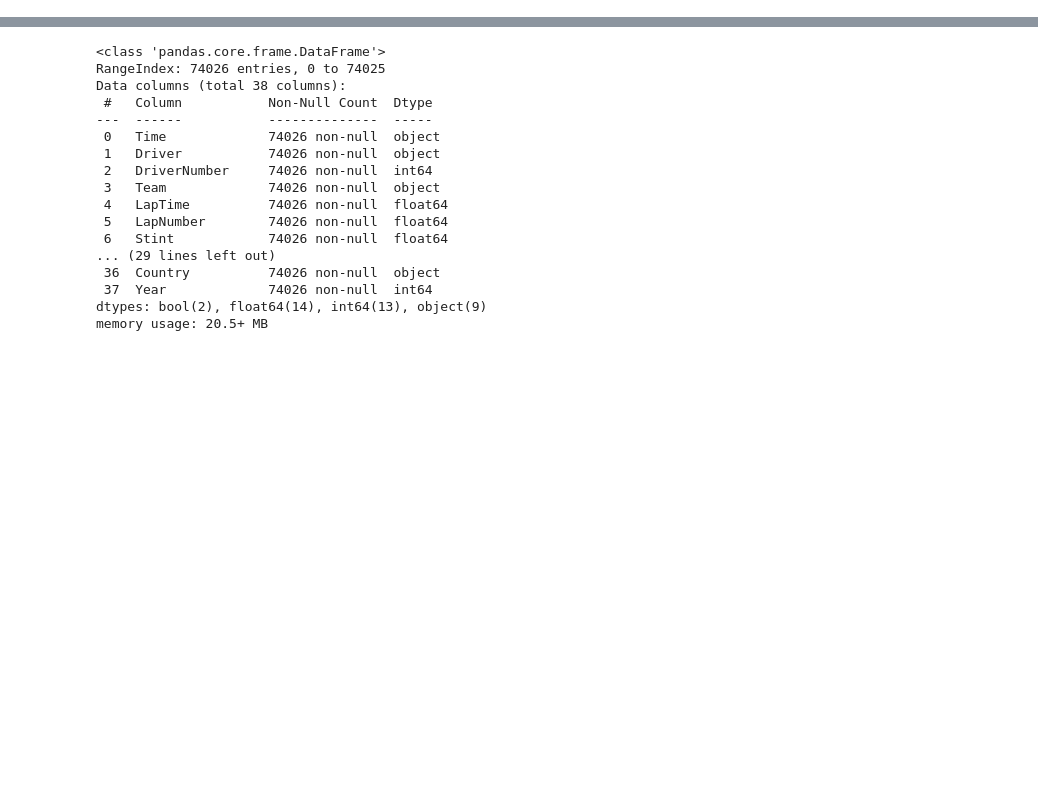
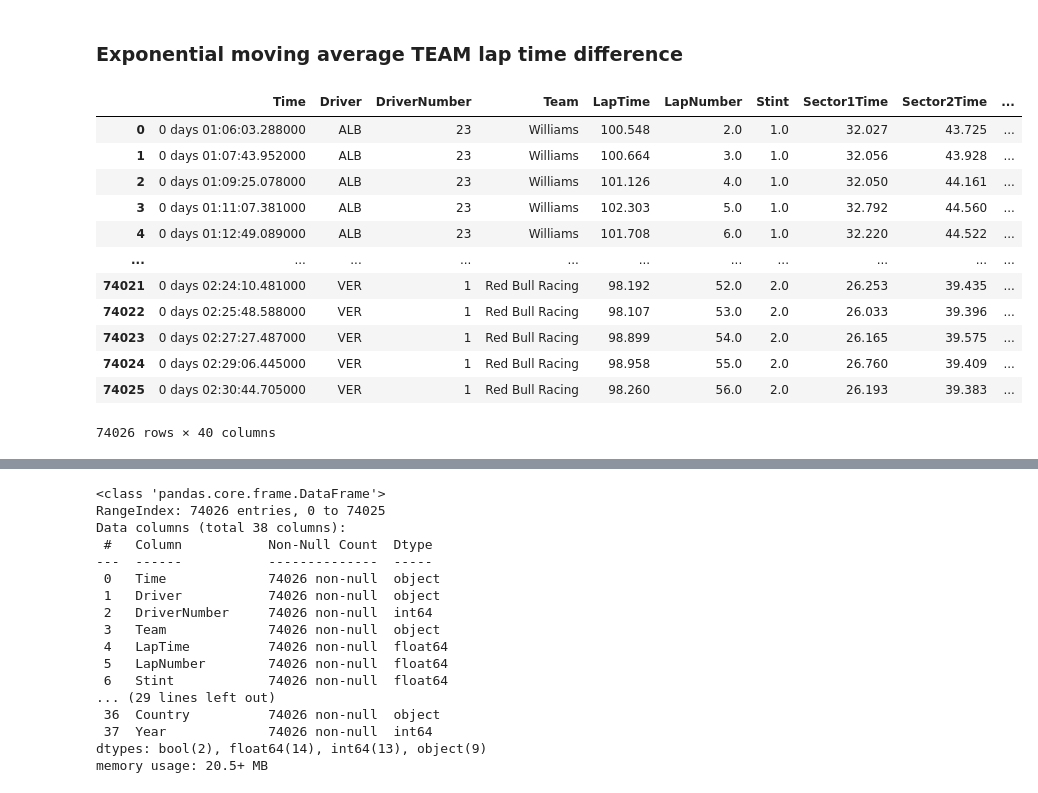
Before and after one commit to luk3luca/ML_F1, a Jupyter notebook: race_feature_builder.ipynb, the cells around one changed output, grey strips where cells are left out. Drawn from its saved outputs; the diff is of its cells as text; code cells hidden in the pictures; blank space fills up the shorter version.

Commit message:
race car stats

```diff
--- a/race_feature_builder.ipynb
+++ b/race_feature_builder.ipynb
@@ -15,4 +16,7 @@ rf = [rf_22, rf_23, rf_24, rf_25]
 rf = pd.concat(rf, ignore_index=True)
 rf.to_csv('features_race_p3.csv', index=False)
 # %%
-rf = pd.read_csv('features_race_p3.csv', index_col=False)
+df_race = pd.read_csv('features_race_p3.csv', index_col=False)
+# %%
+df_race['Team'] = df_race['Team'].replace(['AlphaTauri', 'Racing Bulls'], 'RB')
+df_race['Team'] = df_race['Team'].replace(['Alfa Romeo'], 'Kick Sauber')
@@ -18,0 +40,4 @@ rf = pd.read_csv('features_race_p3.csv', index_col=False)
+# %%
+race_mean_laptime_series = df_race.groupby(['Location', 'Year'])['LapTime'].transform('mean')
+
+df_race['LapTime_Relative'] = df_race['LapTime'] - race_mean_laptime_series
@@ -18,0 +54,20 @@ rf = pd.read_csv('features_race_p3.csv', index_col=False)
+# %% [markdown]
+### Exponential moving average TEAM lap time difference
+# %%
+df_race['EventDate'] = pd.to_datetime(df_race['EventDate'])
+# %%
+df_race
+# %% [output]
+|  | Time | Driver | DriverNumber | Team | LapTime | LapNumber | Stint | Sector1Time | Sector2Time | ... |
+| 0 | 0 days 01:06:03.288000 | ALB | 23 | Williams | 100.548 | 2.0 | 1.0 | 32.027 | 43.725 | ... |
+| 1 | 0 days 01:07:43.952000 | ALB | 23 | Williams | 100.664 | 3.0 | 1.0 | 32.056 | 43.928 | ... |
+| 2 | 0 days 01:09:25.078000 | ALB | 23 | Williams | 101.126 | 4.0 | 1.0 | 32.050 | 44.161 | ... |
+| 3 | 0 days 01:11:07.381000 | ALB | 23 | Williams | 102.303 | 5.0 | 1.0 | 32.792 | 44.560 | ... |
+| 4 | 0 days 01:12:49.089000 | ALB | 23 | Williams | 101.708 | 6.0 | 1.0 | 32.220 | 44.522 | ... |
+| ... | ... | ... | ... | ... | ... | ... | ... | ... | ... | ... |
+| 74021 | 0 days 02:24:10.481000 | VER | 1 | Red Bull Racing | 98.192 | 52.0 | 2.0 | 26.253 | 39.435 | ... |
+| 74022 | 0 days 02:25:48.588000 | VER | 1 | Red Bull Racing | 98.107 | 53.0 | 2.0 | 26.033 | 39.396 | ... |
+| 74023 | 0 days 02:27:27.487000 | VER | 1 | Red Bull Racing | 98.899 | 54.0 | 2.0 | 26.165 | 39.575 | ... |
+| 74024 | 0 days 02:29:06.445000 | VER | 1 | Red Bull Racing | 98.958 | 55.0 | 2.0 | 26.760 | 39.409 | ... |
+| 74025 | 0 days 02:30:44.705000 | VER | 1 | Red Bull Racing | 98.260 | 56.0 | 2.0 | 26.193 | 39.383 | ... |
+74026 rows × 40 columns
```
Also changed, not shown: parts of 44 cells of this notebook, 6 other files.
